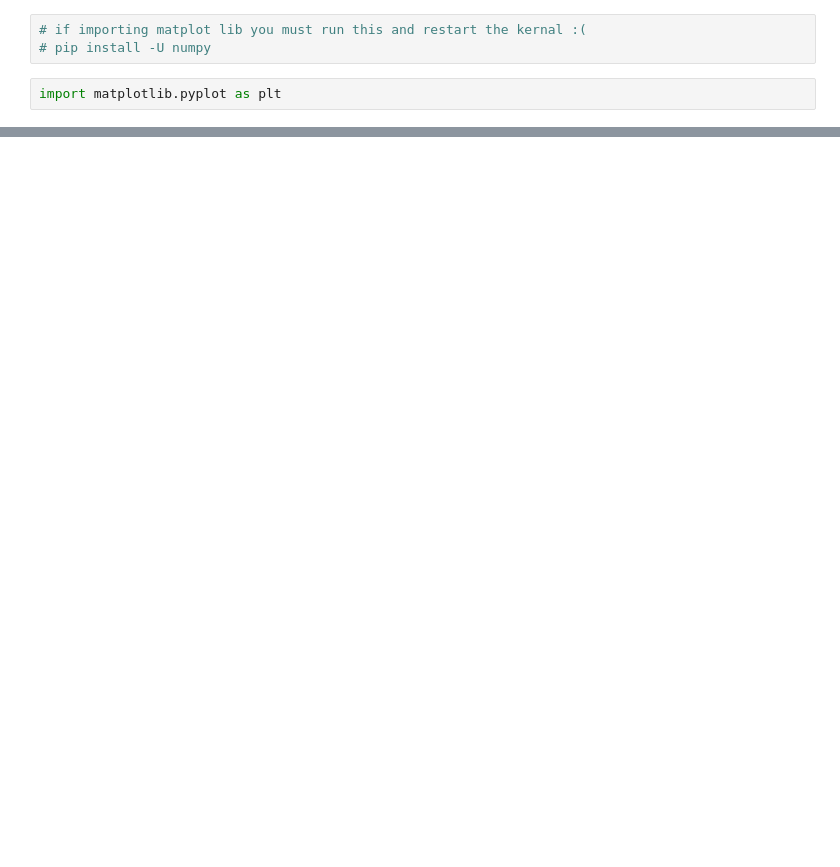
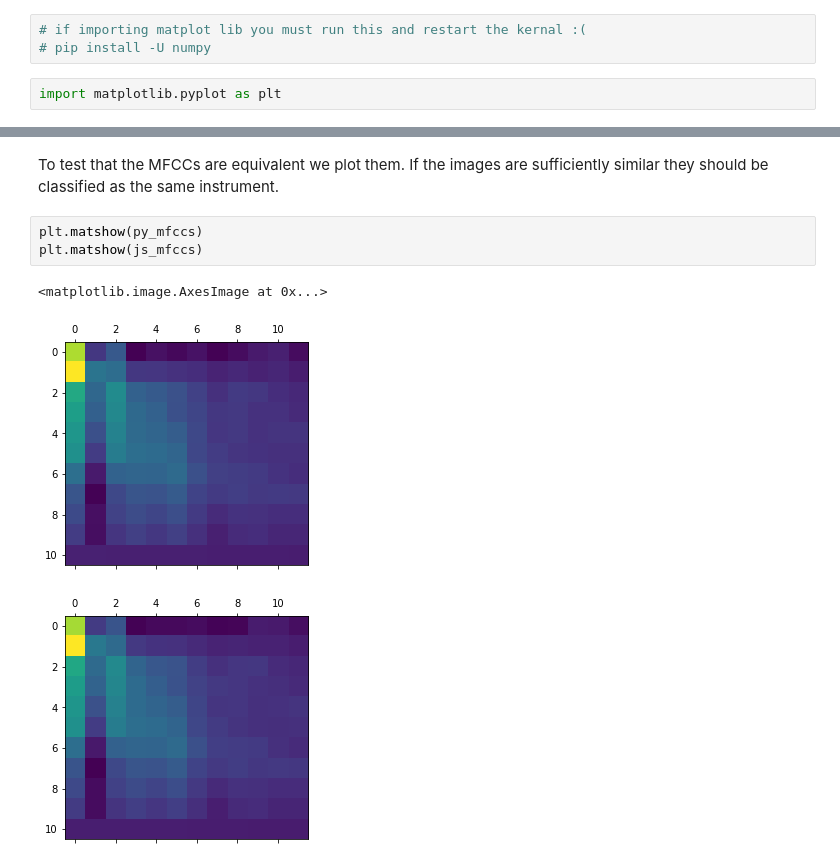
Before and after one commit to julesyoungberg/soundboy, a Jupyter notebook: python/notebooks/extractor_comparison.ipynb, the cells around one changed output, grey strips where cells are left out. Cells and saved outputs as stored; diff of their text form; blank space fills up the shorter version.

Commit message:
found that mfccs are now equivalent with edge cases

```diff
--- a/python/notebooks/extractor_comparison.ipynb
+++ b/python/notebooks/extractor_comparison.ipynb
@@ -93,0 +100,9 @@ while offset <
+# %% [markdown]
+To test that the MFCCs are equivalent we plot them. If the images are sufficiently similar they should be classified as the same instrument.
+# %%
+plt.matshow(py_mfccs)
+plt.matshow(js_mfccs)
+# %% [output]
+<matplotlib.image.AxesImage at 0x...>
+[figure, added]
+[figure, added]
```
Also changed, not shown: parts of 12 cells of this notebook, 6 other files.
